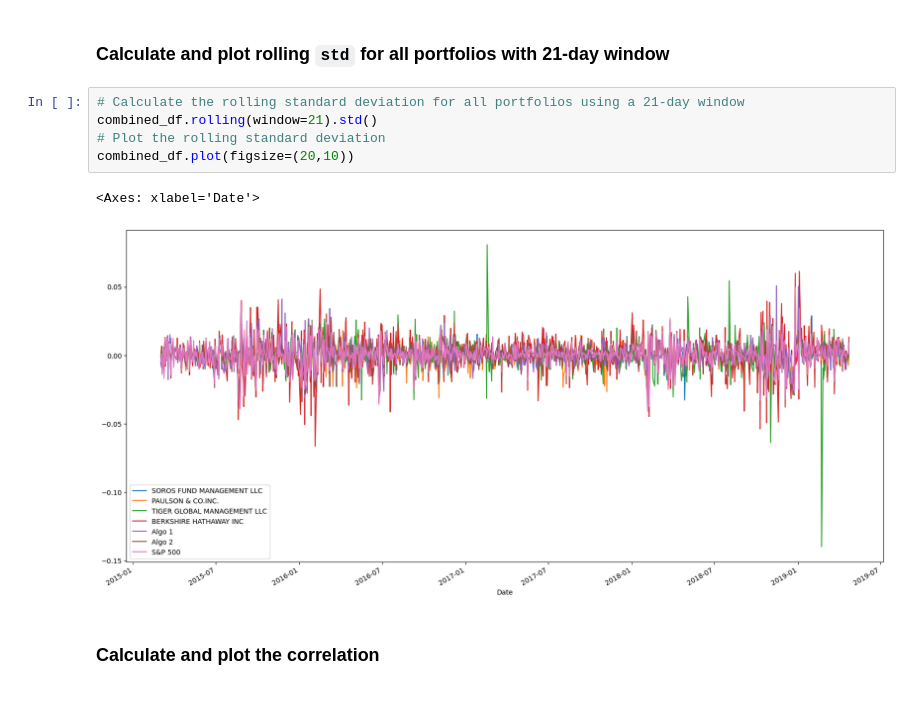
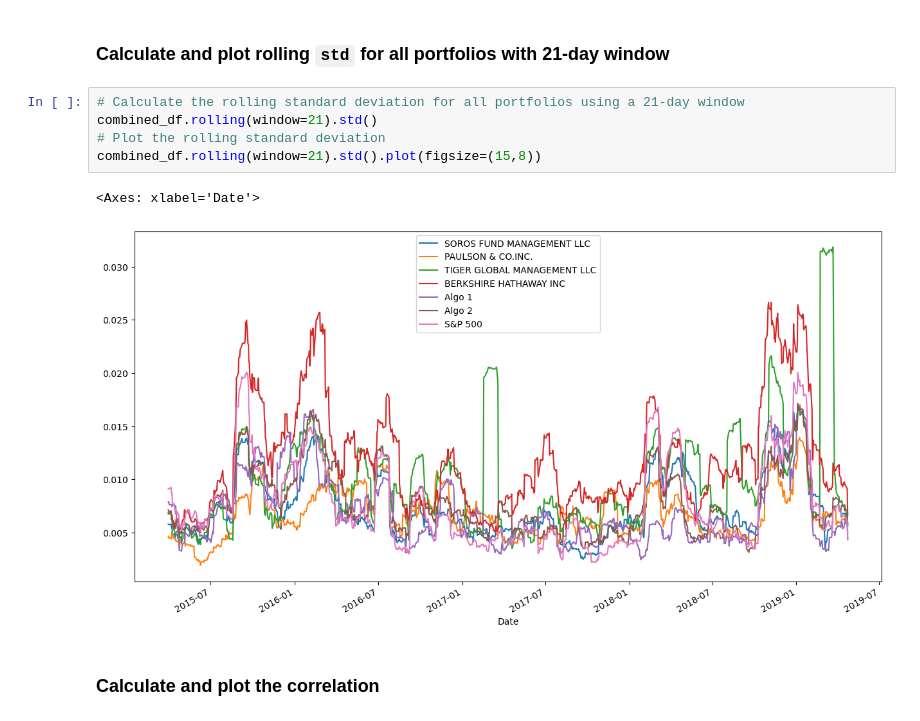
Before and after one commit to Akosah304/Whale_Analysis, a Jupyter notebook: whale_analysis.ipynb, the cells around one changed output. Saved outputs shown, nothing was run; the diff lists cells and outputs as text.

```diff
--- a/whale_analysis.ipynb
+++ b/whale_analysis.ipynb
@@ -296,11 +296,11 @@ Risk changes over time. Analyze the rolling statistics for Risk and Beta.
 # %%
 # Calculate the rolling standard deviation for all portfolios using a 21-day window
 combined_df.rolling(window=21).std()
 # Plot the rolling standard deviation
-combined_df.plot(figsize=(20,10))
+combined_df.rolling(window=21).std().plot(figsize=(15,8))
 # %% [output]
 <Axes: xlabel='Date'>
-[figure, old version]
+[figure, new version]
 # %% [markdown]
 ### Calculate and plot the correlation
 # %%
```
